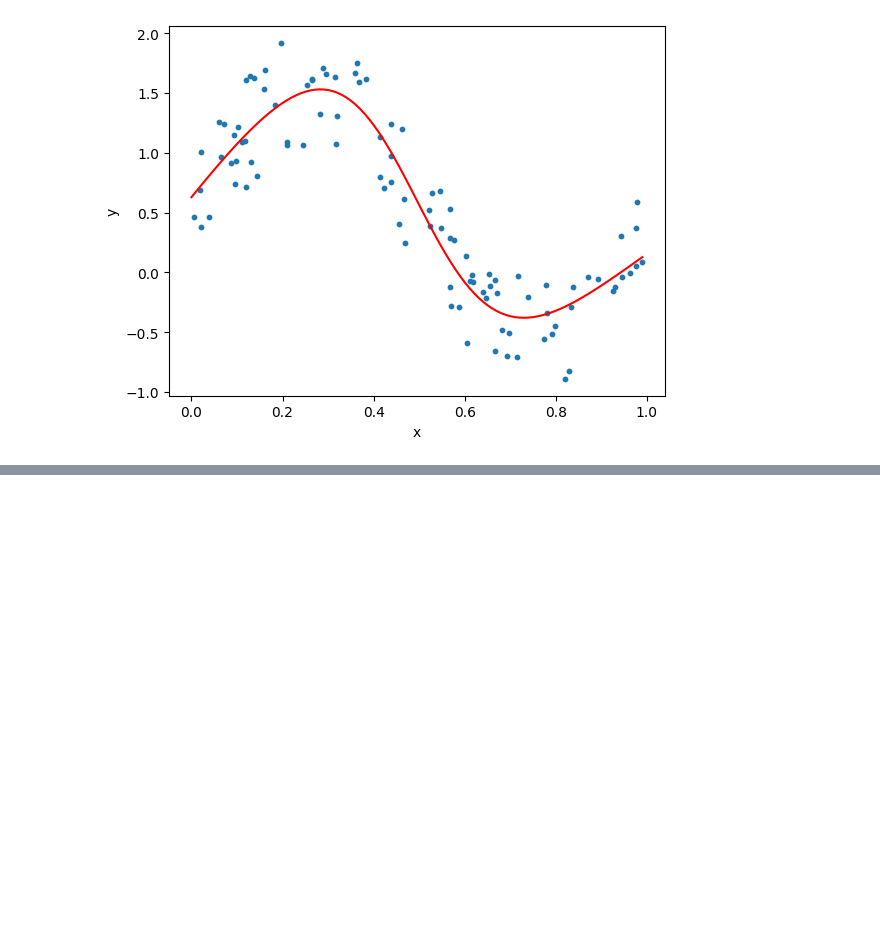
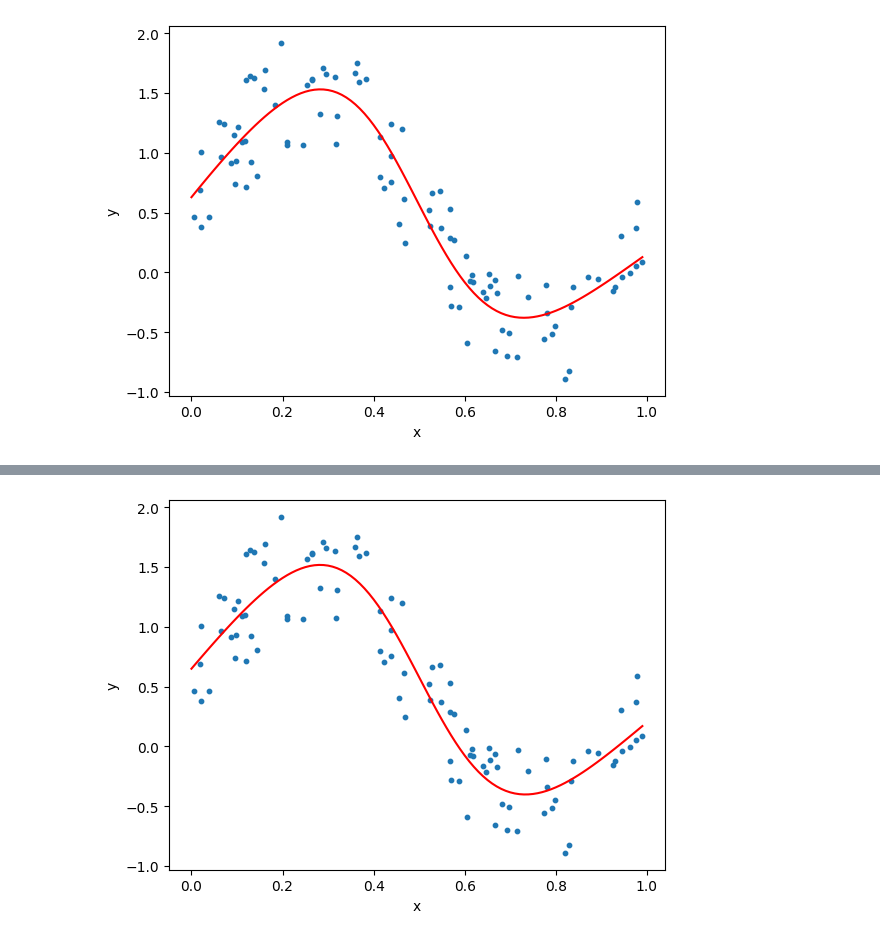
Before and after one commit to KangHoML/DeZero, a Jupyter notebook: progress.ipynb, the cells around one changed output, grey strips where cells are left out. Drawn from its saved outputs; the diff is of its cells as text; code cells hidden in the pictures; blank space fills up the shorter version.

```diff
--- a/progress.ipynb
+++ b/progress.ipynb
@@ -678,0 +711,17 @@ plot_graph(x, y, predict)
+# %%
+lr = 0.2
+iters = 10000
+
+for i in range(iters):
+    y_pred = net(x)
+    loss = F.mean_squared_error(y, y_pred)
+
+    net.cleargrads()
+    loss.backward()
+
+    for p in net.params():
+        p.data -= lr * p.grad.data
+
+plot_graph(x, y, net)
+# %% [output]
+[figure, added]
```
Also changed, not shown: parts of 5 cells of this notebook, 4 other files.
